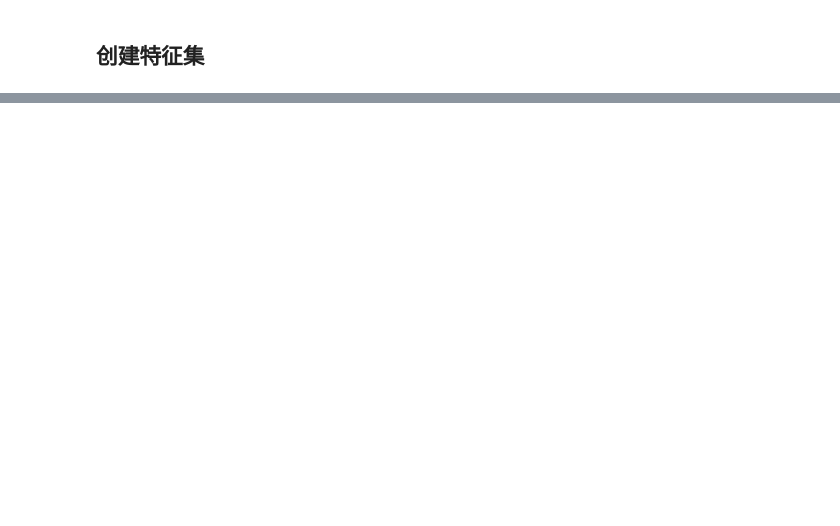
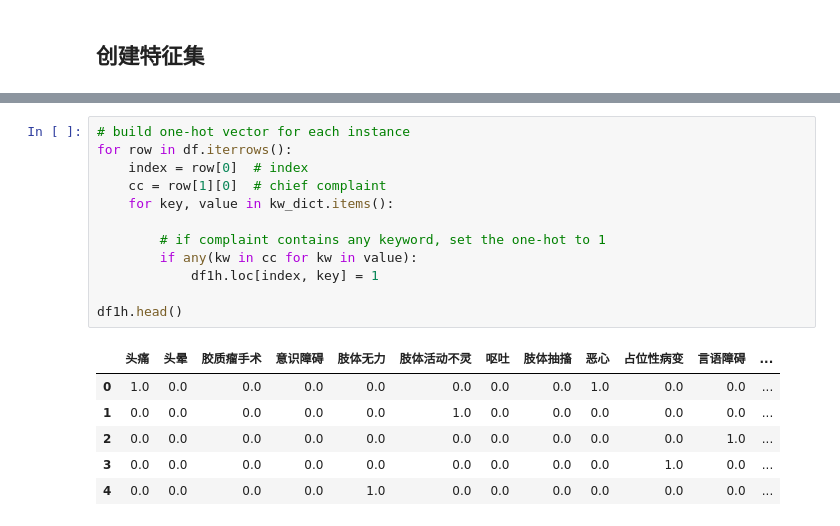
Before and after one commit to ColeridgeGuo/NLP-Cancer-Prognosis, a Jupyter notebook: NLP_cancer_prognosis.ipynb, the cells around one changed output, grey strips where cells are left out. Drawn from its saved outputs; the diff is of its cells as text; blank space fills up the shorter version.

```diff
--- a/NLP_cancer_prognosis.ipynb
+++ b/NLP_cancer_prognosis.ipynb
@@ -154,0 +169,19 @@ one_hot_mtx = np.zeros((len(df), len(kw_dict)))  # 64*14 matrix
+# %%
+# build one-hot vector for each instance
+for row in df.iterrows():
+    index = row[0]  # index
+    cc = row[1][0]  # chief complaint
+    for key, value in kw_dict.items():
+
+        # if complaint contains any keyword, set the one-hot to 1
+        if any(kw in cc for kw in value):
+            df1h.loc[index, key] = 1
+
+df1h.head()
+# %% [output]
+|  | 头痛 | 头晕 | 胶质瘤手术 | 意识障碍 | 肢体无力 | 肢体活动不灵 | 呕吐 | 肢体抽搐 | 恶心 | 占位性病变 | 言语障碍 | ... |
+| 0 | 1.0 | 0.0 | 0.0 | 0.0 | 0.0 | 0.0 | 0.0 | 0.0 | 1.0 | 0.0 | 0.0 | ... |
+| 1 | 0.0 | 0.0 | 0.0 | 0.0 | 0.0 | 1.0 | 0.0 | 0.0 | 0.0 | 0.0 | 0.0 | ... |
+| 2 | 0.0 | 0.0 | 0.0 | 0.0 | 0.0 | 0.0 | 0.0 | 0.0 | 0.0 | 0.0 | 1.0 | ... |
+| 3 | 0.0 | 0.0 | 0.0 | 0.0 | 0.0 | 0.0 | 0.0 | 0.0 | 0.0 | 1.0 | 0.0 | ... |
+| 4 | 0.0 | 0.0 | 0.0 | 0.0 | 1.0 | 0.0 | 0.0 | 0.0 | 0.0 | 0.0 | 0.0 | ... |
```
Also changed, not shown: parts of 10 cells of this notebook.
